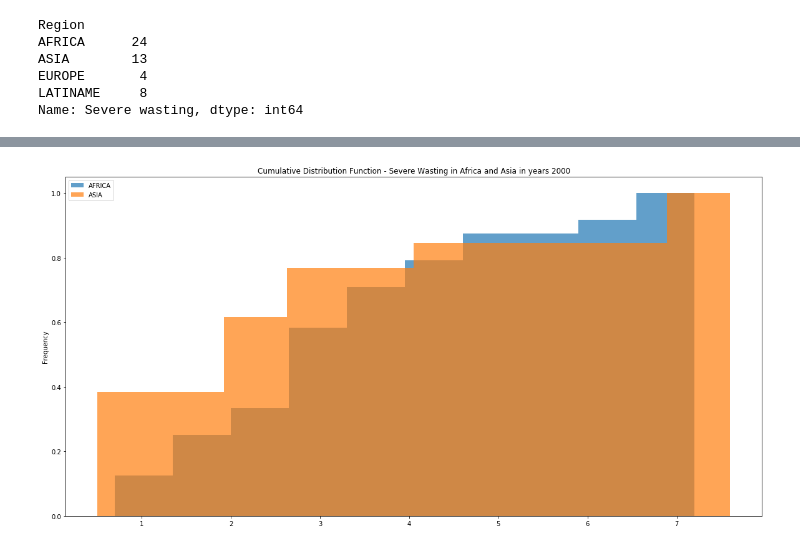
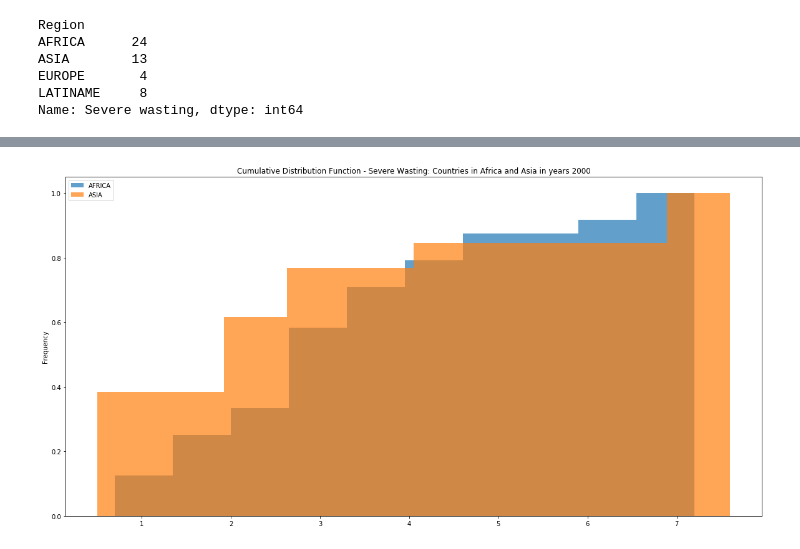
Before and after one commit to menubie/studies, a Jupyter notebook: distributions/distributions_exercises.ipynb, the cells around one changed output, grey strips where cells are left out. Drawn from its saved outputs; the diff is of its cells as text; code cells hidden in the pictures.

```diff
--- a/distributions/distributions_exercises.ipynb
+++ b/distributions/distributions_exercises.ipynb
@@ -65,11 +83,11 @@ bp = d1c[(d1c.Region.isin(['AFRICA', 'ASIA']))&(d1c.Year == 2000)]\
 # %%
 import matplotlib.pyplot as plt3
 
 fig3, ax3 = plt.subplots(figsize=(20,10))
 
 bp3 = d1c[(d1c.Region.isin(['AFRICA', 'ASIA']))&(d1c.Year == 2000)]\
                     .groupby('Region')['Severe wasting']\
                     .plot.hist(cumulative=True, legend=True, normed=True, alpha=0.7,
-                                  title='Cumulative Distribution Function - Severe Wasting in Africa and Asia in years 2000')
+                                  title='Cumulative Distribution Function - Severe Wasting: Countries in Africa and Asia in years 2000')
 # %% [output]
-[figure, old version]
+[figure, new version]
```
Also changed, not shown: parts of 9 cells of this notebook, 2 other files.
